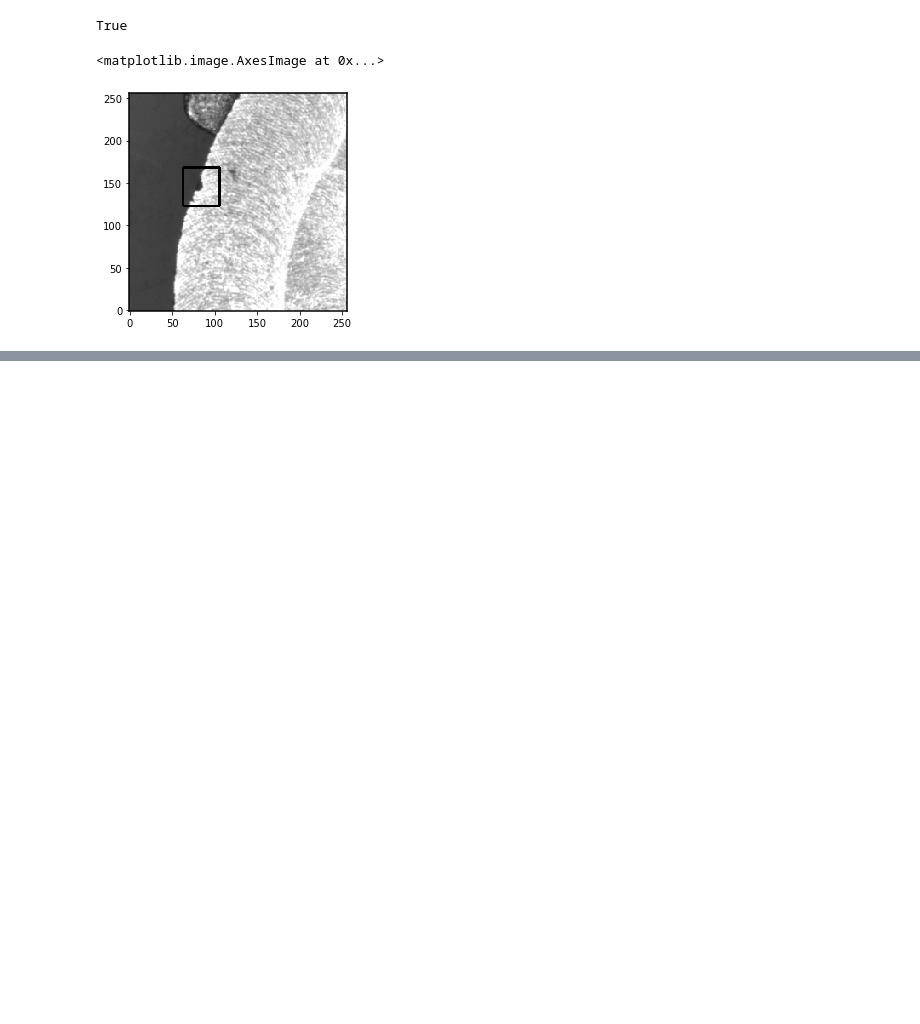
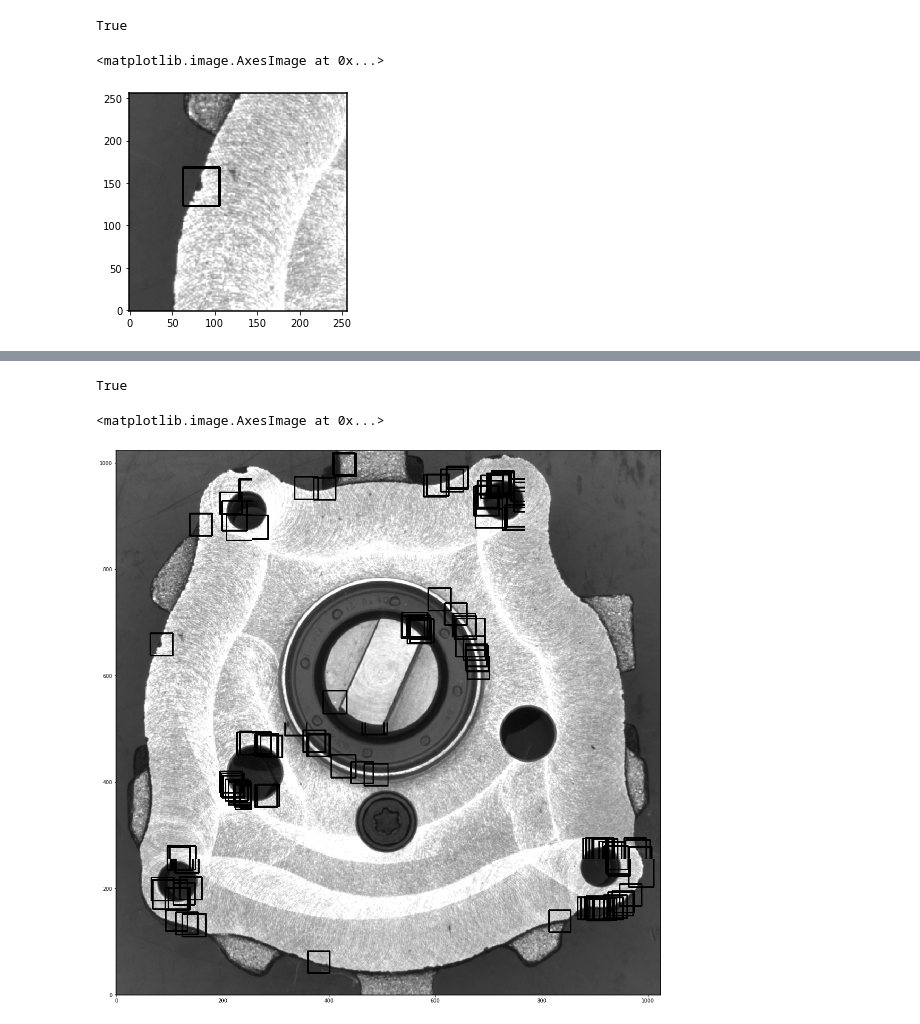
Before and after one commit to DragoneKTM/Industry_lab, a Jupyter notebook: Notebooks/Part3_test.ipynb, the cells around one changed output, grey strips where cells are left out. Cells and saved outputs as stored; diff of their text form; code cells hidden in the pictures; blank space fills up the shorter version.

```diff
--- a/Notebooks/Part3_test.ipynb
+++ b/Notebooks/Part3_test.ipynb
@@ -114,0 +106,4 @@ def test_loader(dir='./', scale=False):
+# %%
+# Function to resize images
+def resize(img, size=(1024, 1024)):
+    return cv.resize(img, size)
@@ -115,2 +132,26 @@ def test_loader(dir='./', scale=False):
+# %%
+img = cv.imread('../Data/Prepared/Test/NOK/NOK_3.jpg', cv.IMREAD_GRAYSCALE)
+# %%
+def predict_image(img, model):
+    img = crop(img)
+    img = resize(img)
+    img = scale_pixels(img)
+    slices = split_patches(img)
+    anomaly = False
+    slices_anomal_bound = []
+    for slice in slices:
+        slice_rec = model.predict(np.expand_dims(np.expand_dims(slice, 0), -1))
+        slice_rec = np.squeeze(slice_rec[0], -1)
+        anomal, anomal_img = detect_anom(slice, slice_rec)
+        if anomal:
+            anomaly=True
+        slices_anomal_bound.append(anomal_img)
+
+    horizion_concat = []
+    for i in range(0, 16, 4):
+        horizion_concat.append(cv.hconcat([slices_anomal_bound[i], slices_anomal_bound[i+1], slices_anomal_bound[i+2], slices_anomal_bound[i+3]]))
+    img_total = cv.vconcat([horizion_concat[0], horizion_concat[1], horizion_concat[2], horizion_concat[3]])
+
+    return anomaly, img_total
 # %%
-def predict_image(img):
+anom, img_anom = predict_image(img, autoencoder)
@@ -120,0 +158,10 @@ imgs, labels = test_loader('../Data/Prepared/Test')
+# %%
+anom
+# %% [output]
+True
+# %%
+plt.figure(figsize=(20, 20))
+plt.imshow(img_anom, cmap='gray')
+# %% [output]
+<matplotlib.image.AxesImage at 0x...>
+[figure, added]
```
Also changed, not shown: parts of 9 cells of this notebook, 1 other file.
